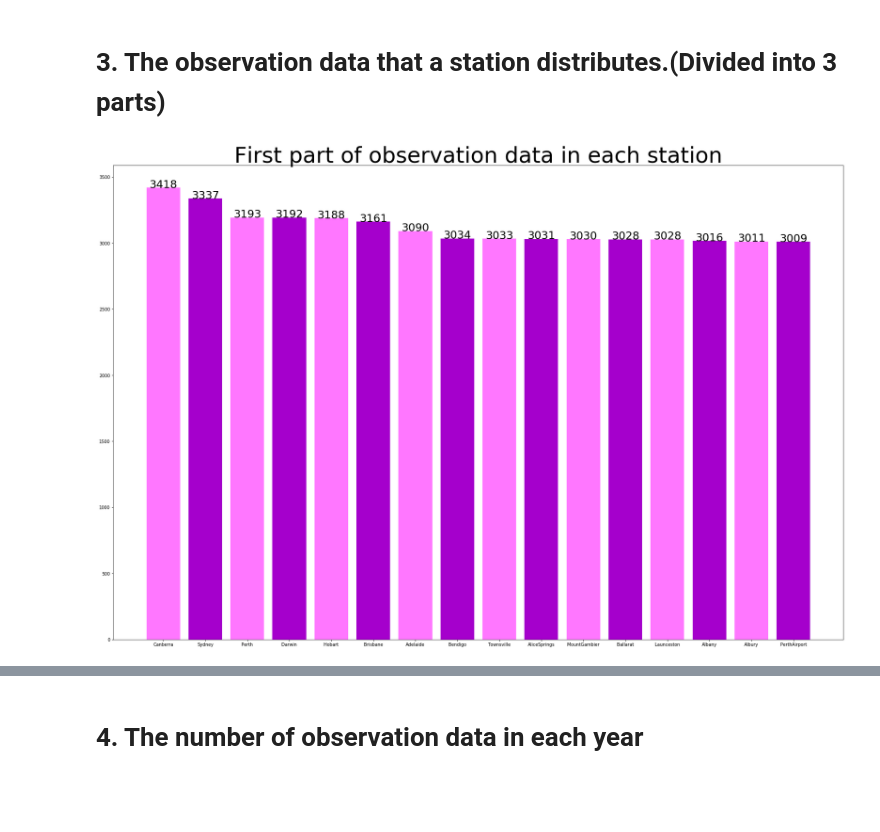
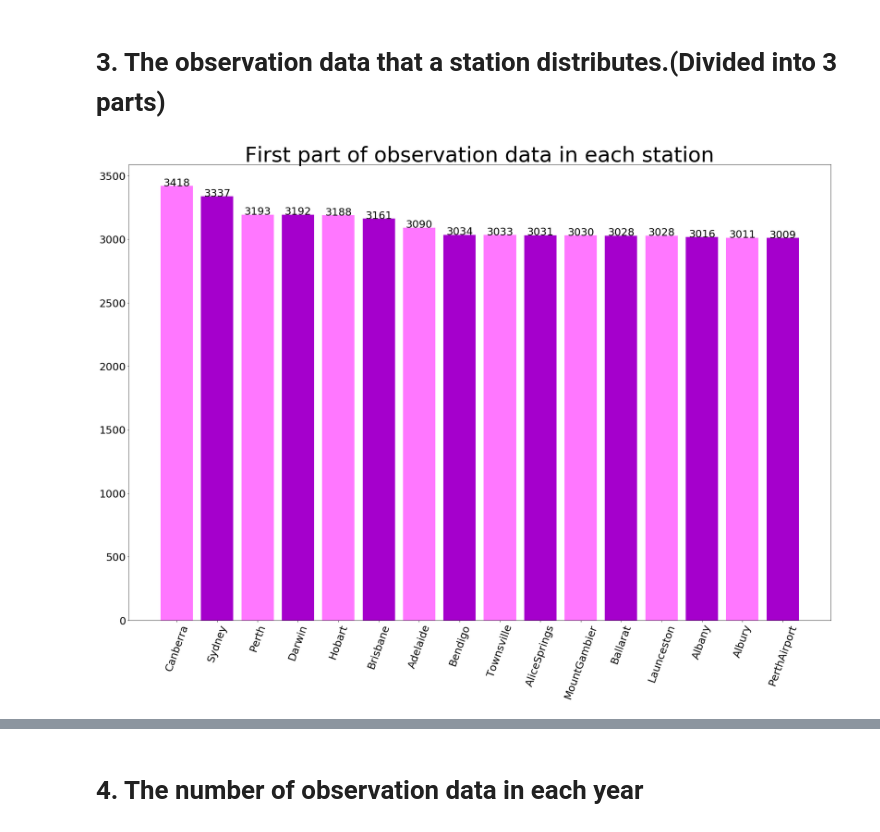
Before and after one commit to ChongMingWei/FUNDAMENTALS-OF-DATA-ANALYTICS-HW1, a Jupyter notebook: HW1-2.ipynb, the cells around one changed output, grey strips where cells are left out. Drawn from its saved outputs; the diff is of its cells as text; code cells hidden in the pictures; blank space fills up the shorter version.

Commit message:
Fix charts in HW1-2

```diff
--- a/HW1-2.ipynb
+++ b/HW1-2.ipynb
@@ -35,23 +35,25 @@ foo2 = sns.heatmap(test_data.corr(), square = True, annot=True)
 # %%
 #Count how many observation data that a station distributes.
 stationname = pd_data['Location'].value_counts().keys().tolist()
 datanumber = pd_data['Location'].value_counts().tolist()
 n = len(stationname)
 m = len(datanumber)
 namepart1 = stationname[0:int(n/3)]
 namepart2 = stationname[int(n/3):int(2*n/3)]
 namepart3 = stationname[int(2*n/3):n]
 numberpart1 = datanumber[0:int(m/3)]
 numberpart2 = datanumber[int(m/3):int(2*m/3)]
 numberpart3 = datanumber[int(2*m/3):m]
 
 plt.figure(figsize = (30,20))
 plt.title('First part of observation data in each station',fontsize = 50)
 plt.bar(namepart1, numberpart1, color=['#FF77FF','#A500CC'])
+plt.yticks(fontsize=25)
+plt.xticks(fontsize=25,rotation=70)
 for a,b in zip(namepart1, numberpart1):
     plt.text(a, b, str(b),ha='center',fontsize=25)
 # %% [output]
-[figure, old version]
+[figure, new version]
 # %%
 plt.figure(figsize = (30,20))
 plt.title('Second part of observation data in each station',fontsize = 50)
```
Also changed, not shown: parts of 6 cells of this notebook.
